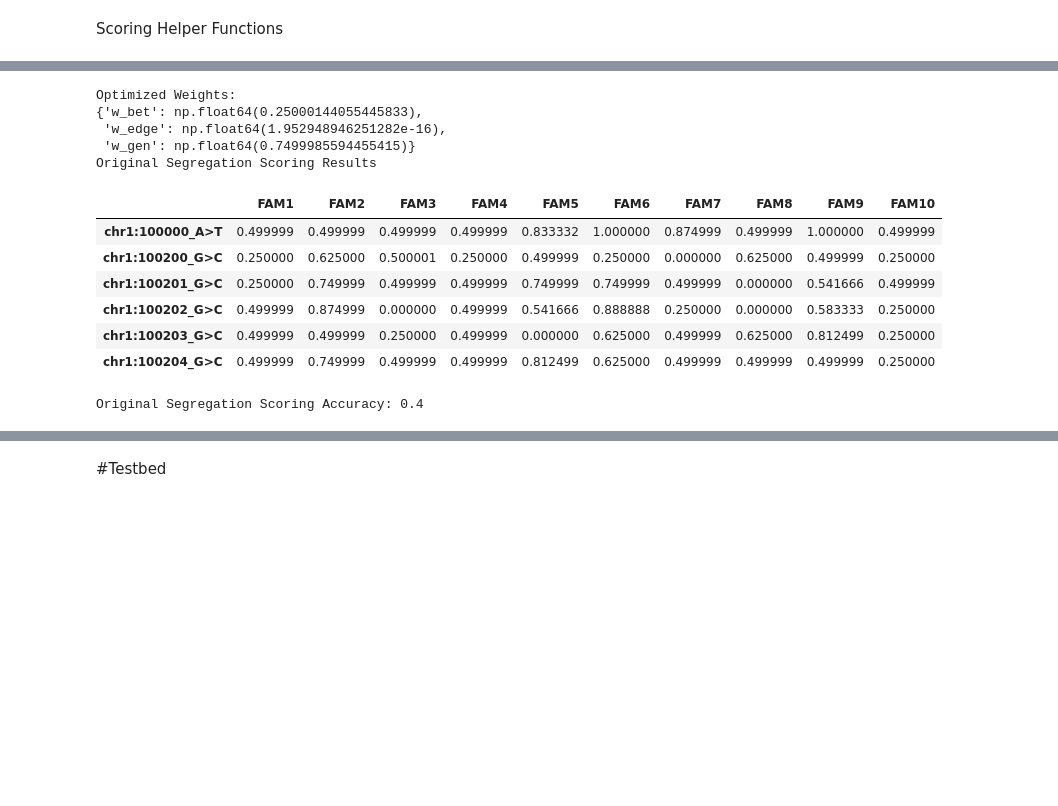
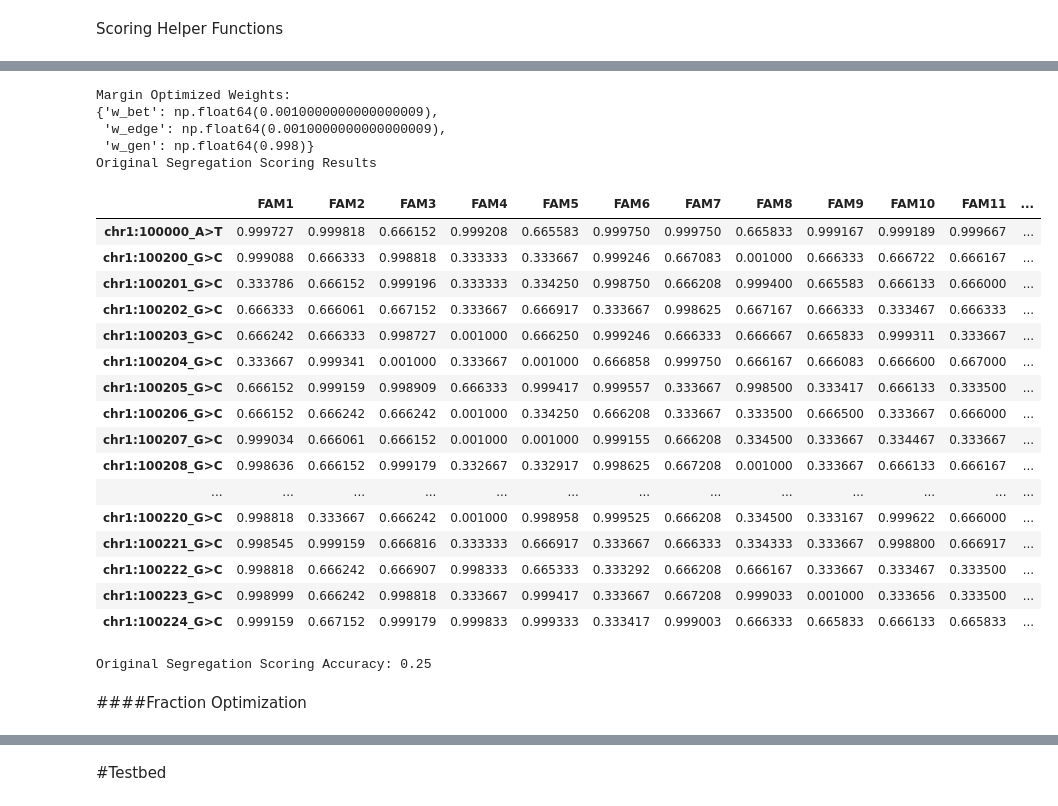
Before and after one commit to taylorngt/PedNet, a Jupyter notebook: SegregationScoring.ipynb, the cells around one changed output, grey strips where cells are left out. Saved outputs shown, nothing was run; the diff lists cells and outputs as text; code cells hidden in the pictures; blank space fills up the shorter version.

```diff
--- a/SegregationScoring.ipynb
+++ b/SegregationScoring.ipynb
@@ -438,13 +876,13 @@ G_ar = construct_pedigree_graph(DF_ar)
 vars_AD = simulate_variant_table(G_ad, 'AD')
 vars_AR = simulate_variant_table(G_ar, 'AR')
 # %%
-AD_Fam_Data = pedigree_group_generator(pedigree_count= 10,
+AD_Fam_Data = pedigree_group_generator(pedigree_count= 100,
                                        mode= 'AD',
                                        max_children= 3,
                                        generation_count= 3,
-                                       n_bg= 5)
-AR_Fam_Data = pedigree_group_generator(pedigree_count= 10,
+                                       n_bg= 25)
+AR_Fam_Data = pedigree_group_generator(pedigree_count= 100,
                                        mode= 'AR',
                                        max_children= 3,
                                        generation_count= 3,
-                                       n_bg= 5)
+                                       n_bg= 25)
@@ -1158,11 +1180,9 @@ def segregation_network_score(G, gt, mode, Scoring_Method= 'Original', weights={
 
     # carrier betweenness
     cb = carrier_betweenness(G, gt)
-    bet_score = cb
-    # if cb:
-    #     bet_score= cb if mode=='AR' else 1-cb
-    # else:
-    #     bet_score= 0 if mode=='AR' else 1
+    cb = max(0,min(1,cb))
+    bet_score= cb if mode=='AR' else 1-cb
+
 
     score = (weights['w_edge'] * edge_score) + (weights['w_gen'] * gen_score) + (weights['w_bet'] * bet_score)
 
@@ -1380,21 +1542,33 @@ Original Segregation Scoring Accuracy: 0.3
 # %%
 segregation_scoring_wrapper(Multi_Ped_Dict= AR_Fam_Data,
                             Scoring_Method= 'Original',
-                            weights= 'Optimize',
+                            Optimization_Method = 'Margin',
                             Verbose= True,
                             Known_Linked_Var= 'chr1:100000_A>T',
-                            Known_Mode = 'AR')
+                            Known_Mode= 'AR')
 # %% [output]
-Optimized Weights:
-{'w_bet': np.float64(0.25000144055445833),
- 'w_edge': np.float64(1.952948946251282e-16),
- 'w_gen': np.float64(0.7499985594455415)}
+Margin Optimized Weights:
+{'w_bet': np.float64(0.0010000000000000009),
+ 'w_edge': np.float64(0.0010000000000000009),
+ 'w_gen': np.float64(0.998)}
 Original Segregation Scoring Results
-|  | FAM1 | FAM2 | FAM3 | FAM4 | FAM5 | FAM6 | FAM7 | FAM8 | FAM9 | FAM10 |
-| chr1:100000_A>T | 0.499999 | 0.499999 | 0.499999 | 0.499999 | 0.833332 | 1.000000 | 0.874999 | 0.499999 | 1.000000 | 0.499999 |
-| chr1:100200_G>C | 0.250000 | 0.625000 | 0.500001 | 0.250000 | 0.499999 | 0.250000 | 0.000000 | 0.625000 | 0.499999 | 0.250000 |
-| chr1:100201_G>C | 0.250000 | 0.749999 | 0.499999 | 0.499999 | 0.749999 | 0.749999 | 0.499999 | 0.000000 | 0.541666 | 0.499999 |
-| chr1:100202_G>C | 0.499999 | 0.874999 | 0.000000 | 0.499999 | 0.541666 | 0.888888 | 0.250000 | 0.000000 | 0.583333 | 0.250000 |
-| chr1:100203_G>C | 0.499999 | 0.499999 | 0.250000 | 0.499999 | 0.000000 | 0.625000 | 0.499999 | 0.625000 | 0.812499 | 0.250000 |
-| chr1:100204_G>C | 0.499999 | 0.749999 | 0.499999 | 0.499999 | 0.812499 | 0.625000 | 0.499999 | 0.499999 | 0.499999 | 0.250000 |
+|  | FAM1 | FAM2 | FAM3 | FAM4 | FAM5 | FAM6 | FAM7 | FAM8 | FAM9 | FAM10 | FAM11 | ... |
+| chr1:100000_A>T | 0.999727 | 0.999818 | 0.666152 | 0.999208 | 0.665583 | 0.999750 | 0.999750 | 0.665833 | 0.999167 | 0.999189 | 0.999667 | ... |
+| chr1:100200_G>C | 0.999088 | 0.666333 | 0.998818 | 0.333333 | 0.333667 | 0.999246 | 0.667083 | 0.001000 | 0.666333 | 0.666722 | 0.666167 | ... |
+| chr1:100201_G>C | 0.333786 | 0.666152 | 0.999196 | 0.333333 | 0.334250 | 0.998750 | 0.666208 | 0.999400 | 0.665583 | 0.666133 | 0.666000 | ... |
+| chr1:100202_G>C | 0.666333 | 0.666061 | 0.667152 | 0.333667 | 0.666917 | 0.333667 | 0.998625 | 0.667167 | 0.666333 | 0.333467 | 0.666333 | ... |
+| chr1:100203_G>C | 0.666242 | 0.666333 | 0.998727 | 0.001000 | 0.666250 | 0.999246 | 0.666333 | 0.666667 | 0.665833 | 0.999311 | 0.333667 | ... |
+| chr1:100204_G>C | 0.333667 | 0.999341 | 0.001000 | 0.333667 | 0.001000 | 0.666858 | 0.999750 | 0.666167 | 0.666083 | 0.666600 | 0.667000 | ... |
+| chr1:100205_G>C | 0.666152 | 0.999159 | 0.998909 | 0.666333 | 0.999417 | 0.999557 | 0.333667 | 0.998500 | 0.333417 | 0.666133 | 0.333500 | ... |
+| chr1:100206_G>C | 0.666152 | 0.666242 | 0.666242 | 0.001000 | 0.334250 | 0.666208 | 0.333667 | 0.333500 | 0.666500 | 0.333667 | 0.666000 | ... |
+| chr1:100207_G>C | 0.999034 | 0.666061 | 0.666152 | 0.001000 | 0.001000 | 0.999155 | 0.666208 | 0.334500 | 0.333667 | 0.334467 | 0.333667 | ... |
+| chr1:100208_G>C | 0.998636 | 0.666152 | 0.999179 | 0.332667 | 0.332917 | 0.998625 | 0.667208 | 0.001000 | 0.333667 | 0.666133 | 0.666167 | ... |
+| ... | ... | ... | ... | ... | ... | ... | ... | ... | ... | ... | ... | ... |
+| chr1:100220_G>C | 0.998818 | 0.333667 | 0.666242 | 0.001000 | 0.998958 | 0.999525 | 0.666208 | 0.334500 | 0.333167 | 0.999622 | 0.666000 | ... |
+| chr1:100221_G>C | 0.998545 | 0.999159 | 0.666816 | 0.333333 | 0.666917 | 0.333667 | 0.666333 | 0.334333 | 0.333667 | 0.998800 | 0.666917 | ... |
+| chr1:100222_G>C | 0.998818 | 0.666242 | 0.666907 | 0.998333 | 0.665333 | 0.333292 | 0.666208 | 0.666167 | 0.333667 | 0.333467 | 0.333500 | ... |
+| chr1:100223_G>C | 0.998999 | 0.666242 | 0.998818 | 0.333667 | 0.999417 | 0.333667 | 0.667208 | 0.999033 | 0.001000 | 0.333656 | 0.333500 | ... |
+| chr1:100224_G>C | 0.999159 | 0.667152 | 0.999179 | 0.999833 | 0.999333 | 0.333417 | 0.999003 | 0.666333 | 0.665833 | 0.666133 | 0.665833 | ... |
-Original Segregation Scoring Accuracy: 0.4
+Original Segregation Scoring Accuracy: 0.25
+# %% [markdown]
+####Fraction Optimization
```
Also changed, not shown: parts of 43 cells of this notebook.
